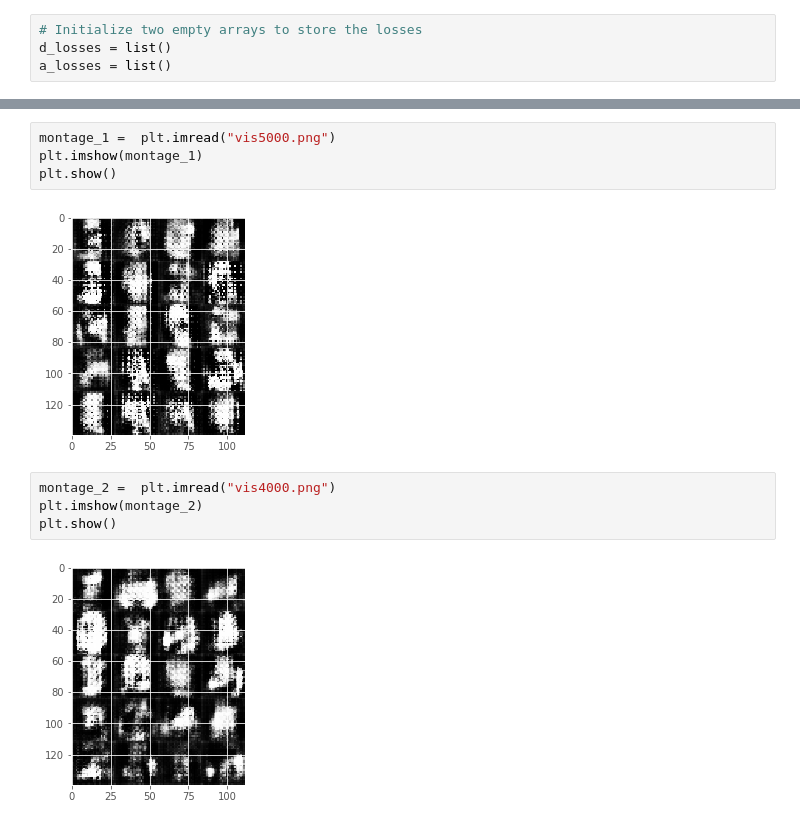
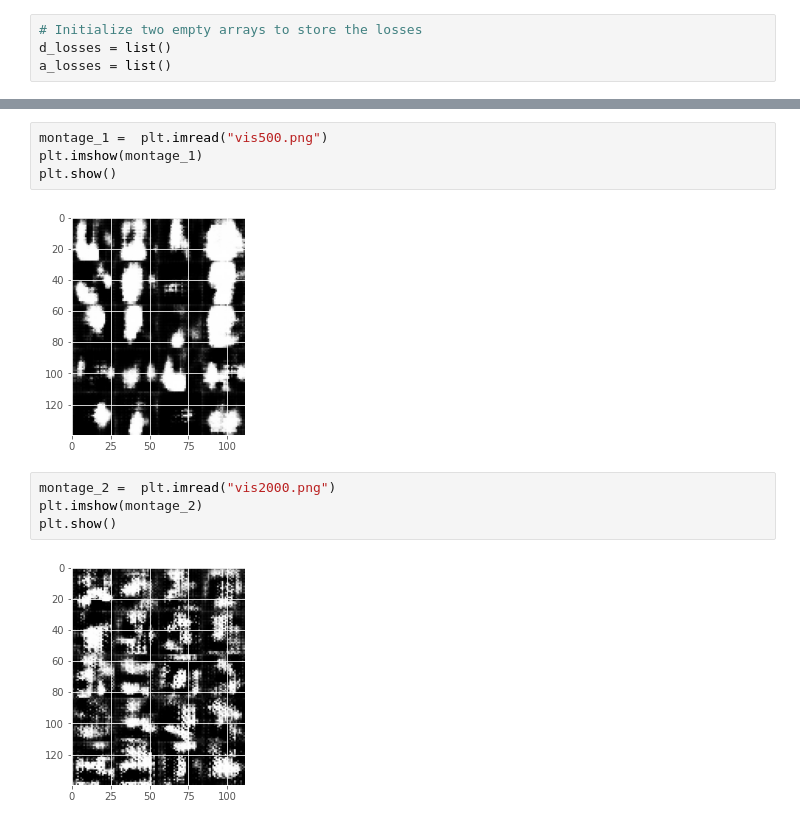
Before and after one commit to sayakpaul/GAN-Hacks, a Jupyter notebook: WGAN_Experimentation.ipynb, the cells around one changed output, grey strips where cells are left out. Saved outputs shown, nothing was run; the diff lists cells and outputs as text.

```diff
--- a/WGAN_Experimentation.ipynb
+++ b/WGAN_Experimentation.ipynb
@@ -305,12 +317,12 @@ plt.show()
 # %%
-montage_1 =  plt.imread("vis5000.png")
+montage_1 =  plt.imread("vis500.png")
 plt.imshow(montage_1)
 plt.show()
 # %% [output]
-[figure, old version]
+[figure, new version]
 # %%
-montage_2 =  plt.imread("vis4000.png")
+montage_2 =  plt.imread("vis2000.png")
 plt.imshow(montage_2)
 plt.show()
 # %% [output]
-[figure, old version]
+[figure, new version]
```
Also changed, not shown: parts of 11 cells of this notebook.
